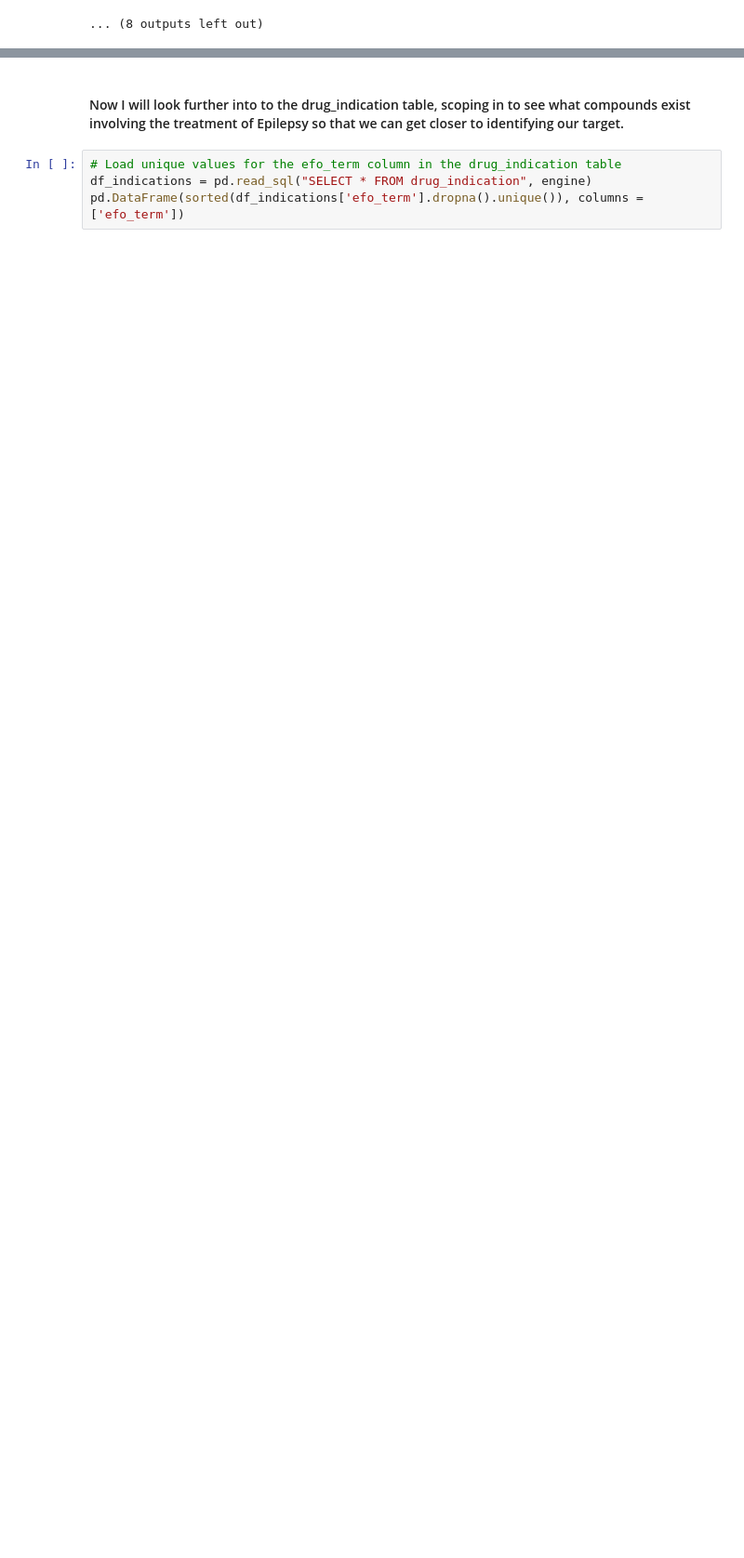
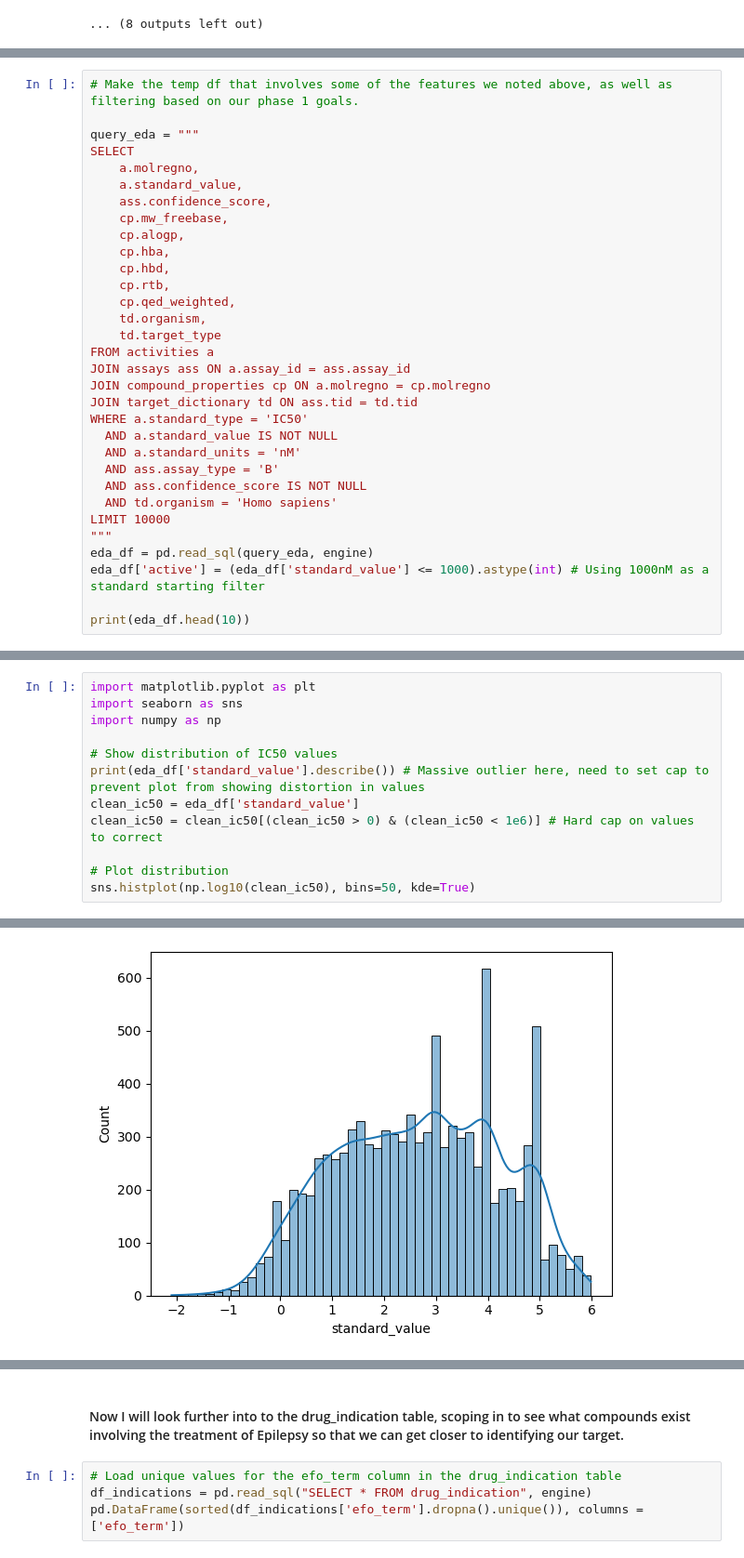
Before and after one commit to Taliwat/BioPred_DS, a Jupyter notebook: notebooks/00_discovery.ipynb, the cells around one changed output, grey strips where cells are left out. Shown: that part at 93% size. Saved outputs shown, nothing was run; the diff lists cells and outputs as text; blank space fills up the shorter version.

```diff
--- a/notebooks/00_discovery.ipynb
+++ b/notebooks/00_discovery.ipynb
@@ -136,0 +145,32 @@ for table in tables_to_check:
+# %%
+# Make the temp df that involves some of the features we noted above, as well as filtering based on our phase 1 goals.
+
+query_eda = """
+SELECT
+    a.molregno,
+    a.standard_value,
+    ass.confidence_score,
+    cp.mw_freebase,
+    cp.alogp,
+    cp.hba,
+    cp.hbd,
+    cp.rtb,
+    cp.qed_weighted,
+    td.organism,
+    td.target_type
+FROM activities a
+JOIN assays ass ON a.assay_id = ass.assay_id
+JOIN compound_properties cp ON a.molregno = cp.molregno
+JOIN target_dictionary td ON ass.tid = td.tid
+WHERE a.standard_type = 'IC50'
+  AND a.standard_value IS NOT NULL
+  AND a.standard_units = 'nM'
+  AND ass.assay_type = 'B'
+  AND ass.confidence_score IS NOT NULL
+  AND td.organism = 'Homo sapiens'
+LIMIT 10000
+"""
+eda_df = pd.read_sql(query_eda, engine)
+eda_df['active'] = (eda_df['standard_value'] <= 1000).astype(int) # Using 1000nM as a standard starting filter
+
+print(eda_df.head(10))
@@ -136,0 +205,13 @@ for table in tables_to_check:
+# %%
+import matplotlib.pyplot as plt
+import seaborn as sns
+import numpy as np
+
+# Show distribution of IC50 values
+print(eda_df['standard_value'].describe()) # Massive outlier here, need to set cap to prevent plot from showing distortion in values
+clean_ic50 = eda_df['standard_value']
+clean_ic50 = clean_ic50[(clean_ic50 > 0) & (clean_ic50 < 1e6)] # Hard cap on values to correct
+
+# Plot distribution
+sns.histplot(np.log10(clean_ic50), bins=50, kde=True)
+# %% [output]
@@ -136,0 +228 @@ for table in tables_to_check:
+[figure, added]
```
Also changed, not shown: parts of 17 cells of this notebook, 2 other files.
